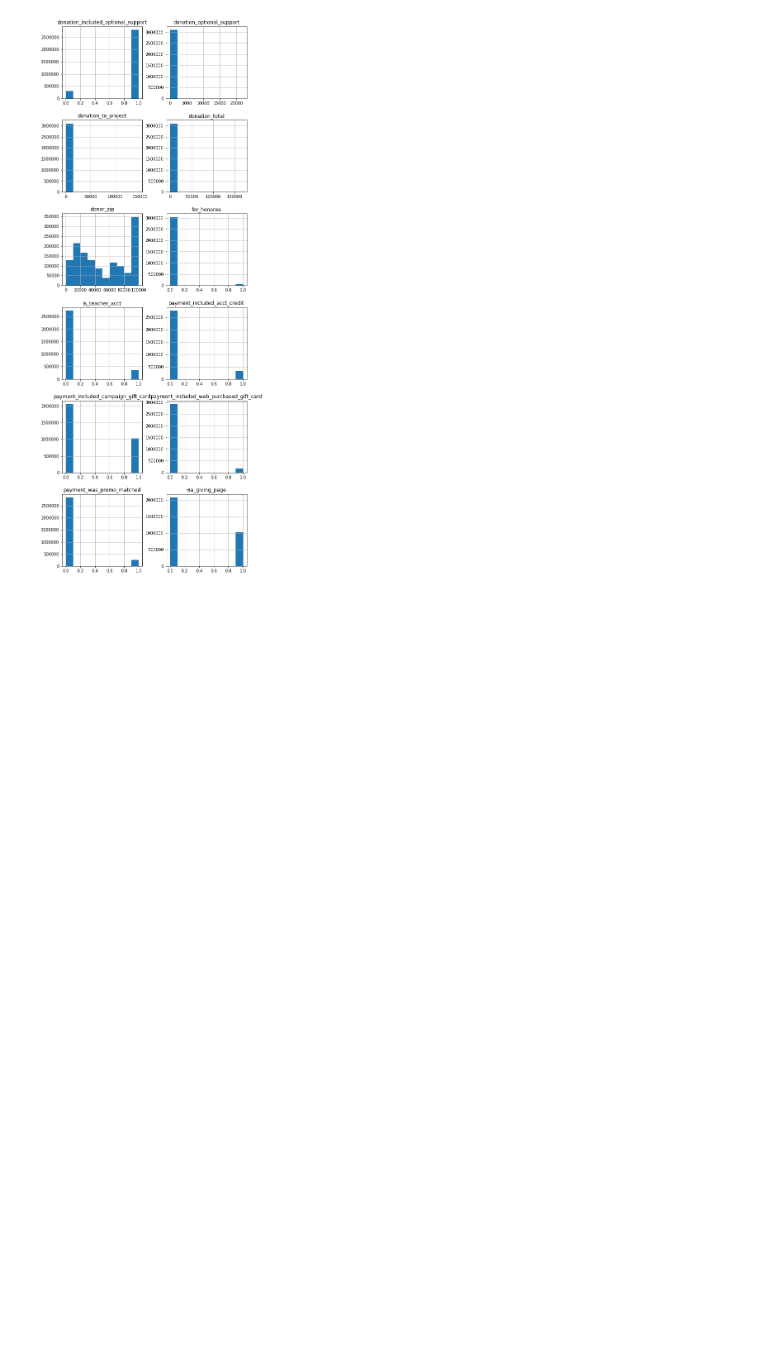
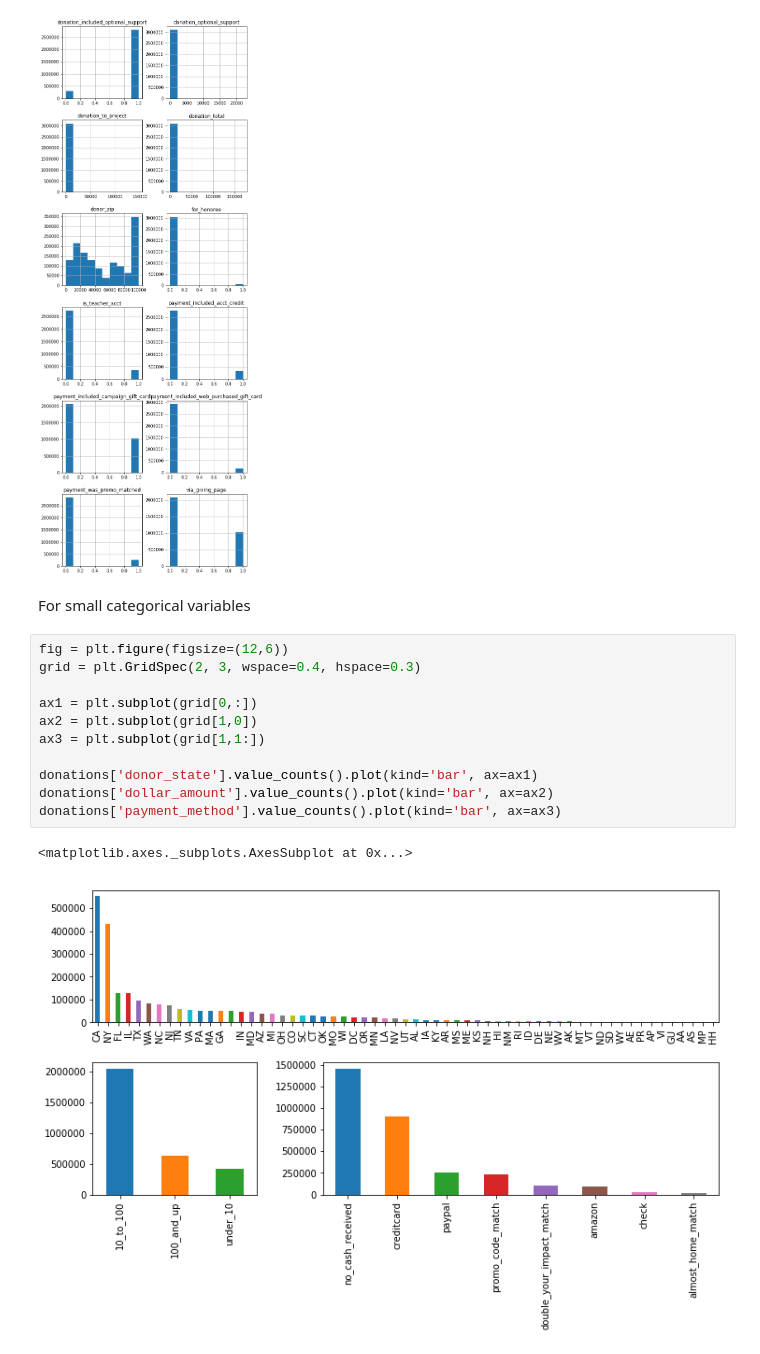
Before and after one commit to xanwich/DSaPP_RA_Project, a Jupyter notebook: Xander Beberman Data Role Assessment.ipynb, the cells around one changed output. Drawn from its saved outputs; the diff is of its cells as text; blank space fills up the shorter version.

```diff
--- a/Xander Beberman Data Role Assessment.ipynb
+++ b/Xander Beberman Data Role Assessment.ipynb
@@ -49,3 +73,19 @@ array([[<matplotlib.axes._subplots.AxesSubplot object at 0x...>,
         <matplotlib.axes._subplots.AxesSubplot object at 0x...>]],
       dtype=object)
 [figure]
+# %% [markdown]
+For small categorical variables
+# %%
+fig = plt.figure(figsize=(12,6))
+grid = plt.GridSpec(2, 3, wspace=0.4, hspace=0.3)
+
+ax1 = plt.subplot(grid[0,:])
+ax2 = plt.subplot(grid[1,0])
+ax3 = plt.subplot(grid[1,1:])
+
+donations['donor_state'].value_counts().plot(kind='bar', ax=ax1)
+donations['dollar_amount'].value_counts().plot(kind='bar', ax=ax2)
+donations['payment_method'].value_counts().plot(kind='bar', ax=ax3)
+# %% [output]
+<matplotlib.axes._subplots.AxesSubplot at 0x...>
+[figure, added]
```
Also changed, not shown: parts of 4 cells of this notebook, 1 other file.
